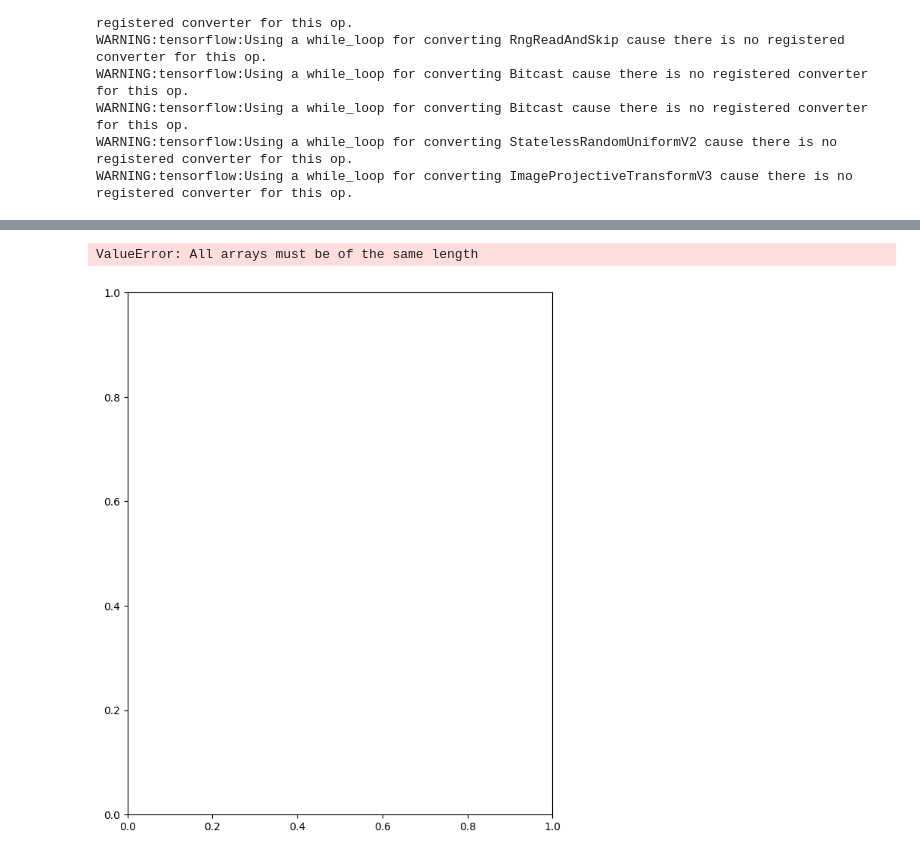
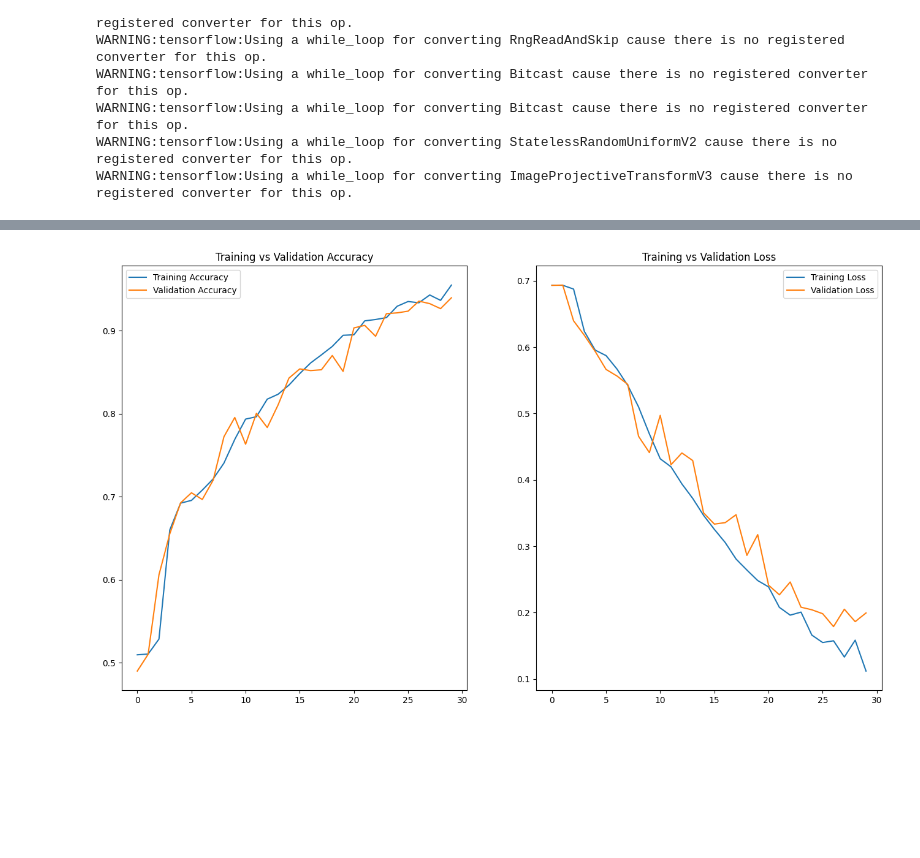
Before and after one commit to rohnsha0/SwasthAI, a Jupyter notebook: notebooks/meningioma_tumor.ipynb, the cells around one changed output, grey strips where cells are left out. Saved outputs shown, nothing was run; the diff lists cells and outputs as text; code cells hidden in the pictures; blank space fills up the shorter version.

```diff
--- a/notebooks/meningioma_tumor.ipynb
+++ b/notebooks/meningioma_tumor.ipynb
@@ -12,7 +12,7 @@ rgbChannels= 3
 EPOCHS= 10
 # %%
 datasets= tf.keras.preprocessing.image_dataset_from_directory(
-    "../datasets/mutli_cancer_dataset/Multi Cancer/Kidney Cancer",
+    "../datasets/mutli_cancer_dataset/Multi Cancer/Oral Cancer",
     seed= 128,
     shuffle= True,
     image_size= (imgSize, imgSize),
@@ -90,7 +90,7 @@ inpShape= batchSize, imgSize, imgSize, rgbChannels
 
 model= models.Sequential([
     resizeRescale,
-    layers.Conv2D(32, (3, 3), activation= 'relu', input_shape= (inpShape)),
+    layers.Conv2D(64, (2, 2), activation= 'relu', input_shape= (inpShape)),
     layers.MaxPooling2D((2, 2)),
     layers.Conv2D(64, (3, 3), activation= 'relu'),
     layers.MaxPooling2D((2, 2)),
@@ -104,7 +104,6 @@ model= models.Sequential([
     layers.MaxPooling2D((2, 2)),
     layers.Flatten(),
     layers.Dense(64, activation= 'relu'),
-    layers.Dense(32, activation= 'relu'),
     layers.Dense(2, activation= 'softmax')
 ])
 
@@ -166,20 +165,19 @@ valLoss= history.history['val_loss']
 # %%
 plt.figure(figsize= (16, 9))
 plt.subplot(1, 2, 1)
-sns.lineplot(x= range(16), y=acc, label= 'Training Accuracy')
+sns.lineplot(x= range(30), y=acc, label= 'Training Accuracy')
 plt.title('Training vs Validation Accuracy')
-sns.lineplot(x= range(16), y=valAccuracy, label= 'Validation Accuracy')
+sns.lineplot(x= range(30), y=valAccuracy, label= 'Validation Accuracy')
 plt.legend()
 
 plt.subplot(1, 2, 2)
-sns.lineplot(x= range(16), y=loss, label= 'Training Loss')
+sns.lineplot(x= range(30), y=loss, label= 'Training Loss')
 plt.title('Training vs Validation Loss')
-sns.lineplot(x= range(16), y=valLoss, label= 'Validation Loss')
+sns.lineplot(x= range(30), y=valLoss, label= 'Validation Loss')
 plt.legend()
 plt.show()
 # %% [output]
-ValueError: All arrays must be of the same length
-[figure, old version]
+[figure, new version]
 # %%
 def predFunc(model, img):
     imgArray= tf.keras.preprocessing.image.img_to_array(images[i].numpy())
```
Also changed, not shown: parts of 11 cells of this notebook, 1 other file.
